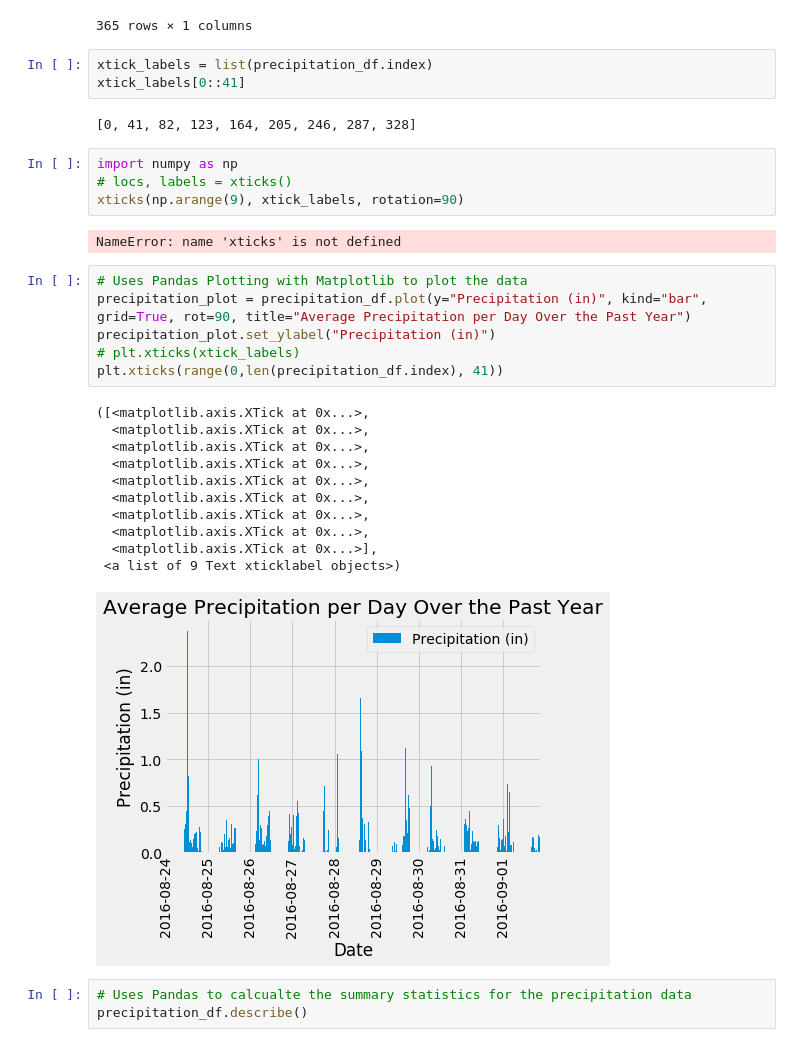
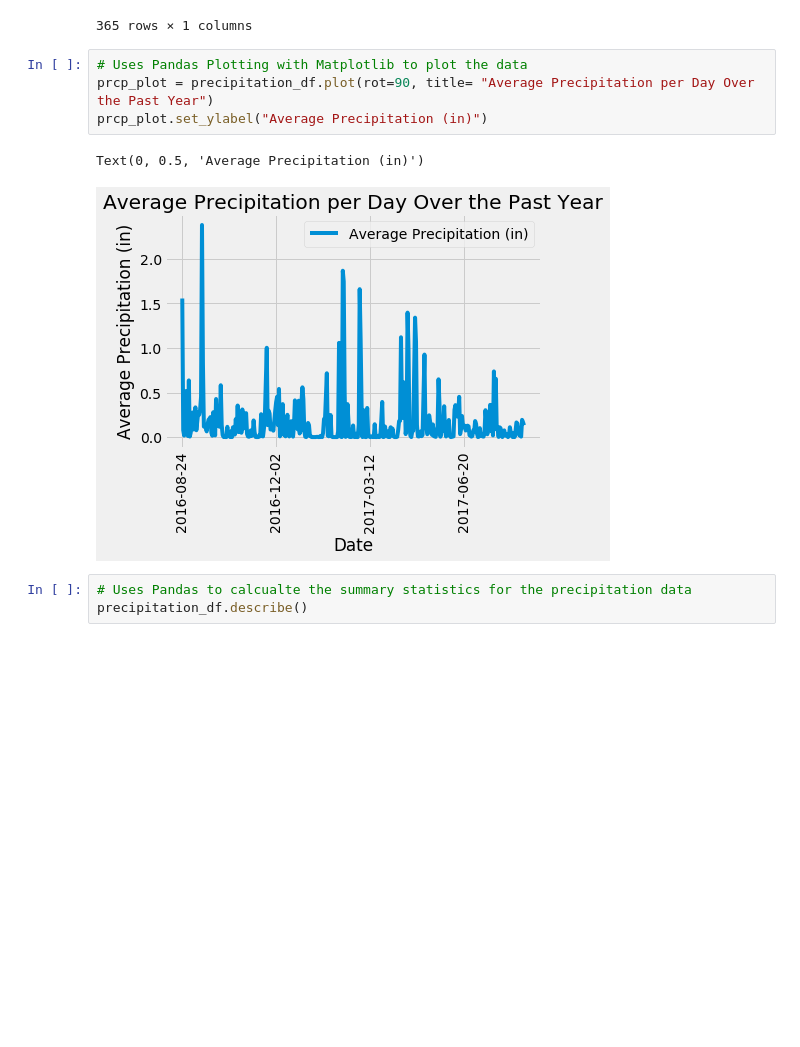
Before and after one commit to sfroonjian/SQLAlchemy-Hawaii-Vacation, a Jupyter notebook: climate_analysis.ipynb, the cells around one changed output. Drawn from its saved outputs; the diff is of its cells as text; blank space fills up the shorter version.

```diff
--- a/climate_analysis.ipynb
+++ b/climate_analysis.ipynb
@@ -95,35 +95,13 @@ precipitation_df
 | 2017-08-22 | 0.166667 |
 | 2017-08-23 | 0.132500 |
 365 rows × 1 columns
-# %%
-xtick_labels = list(precipitation_df.index)
-xtick_labels[0::41]
-# %% [output]
-[0, 41, 82, 123, 164, 205, 246, 287, 328]
-# %%
-import numpy as np
-# locs, labels = xticks()
-xticks(np.arange(9), xtick_labels, rotation=90)
-# %% [output]
-NameError: name 'xticks' is not defined
 # %%
 # Uses Pandas Plotting with Matplotlib to plot the data
-precipitation_plot = precipitation_df.plot(y="Precipitation (in)", kind="bar", grid=True, rot=90, title="Average Precipitation per Day Over the Past Year")
-precipitation_plot.set_ylabel("Precipitation (in)")
-# plt.xticks(xtick_labels)
-plt.xticks(range(0,len(precipitation_df.index), 41))
+prcp_plot = precipitation_df.plot(rot=90, title= "Average Precipitation per Day Over the Past Year")
+prcp_plot.set_ylabel("Average Precipitation (in)")
 # %% [output]
-([<matplotlib.axis.XTick at 0x...>,
-  <matplotlib.axis.XTick at 0x...>,
-  <matplotlib.axis.XTick at 0x...>,
-  <matplotlib.axis.XTick at 0x...>,
-  <matplotlib.axis.XTick at 0x...>,
-  <matplotlib.axis.XTick at 0x...>,
-  <matplotlib.axis.XTick at 0x...>,
-  <matplotlib.axis.XTick at 0x...>,
-  <matplotlib.axis.XTick at 0x...>],
- <a list of 9 Text xticklabel objects>)
+Text(0, 0.5, 'Average Precipitation (in)')
-[figure, old version]
+[figure, new version]
 # %%
 # Uses Pandas to calcualte the summary statistics for the precipitation data
 precipitation_df.describe()
```
Also changed, not shown: parts of 8 cells of this notebook.
